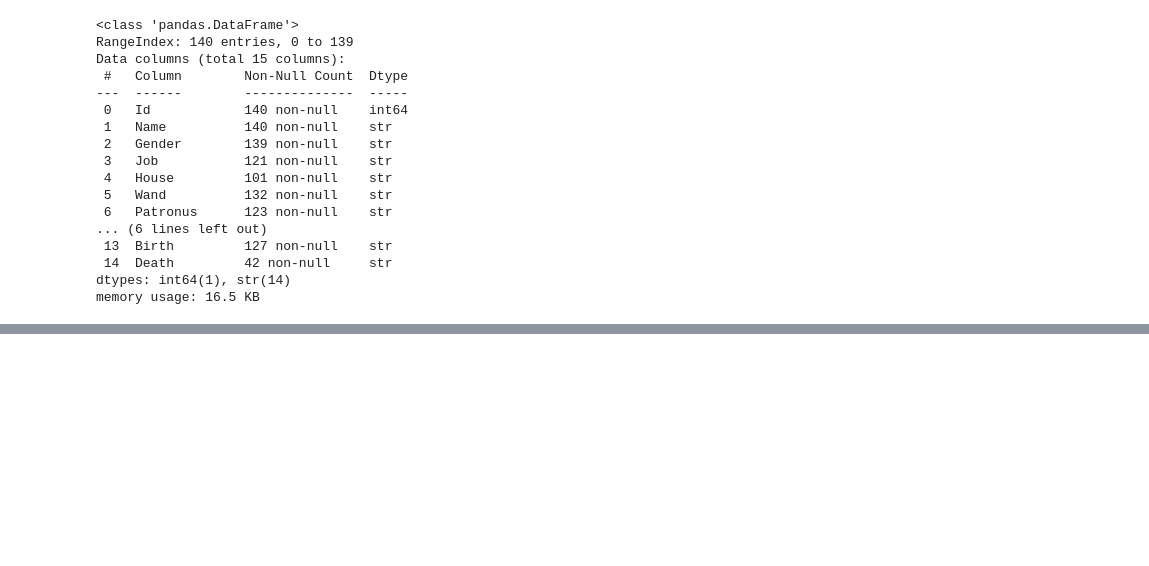
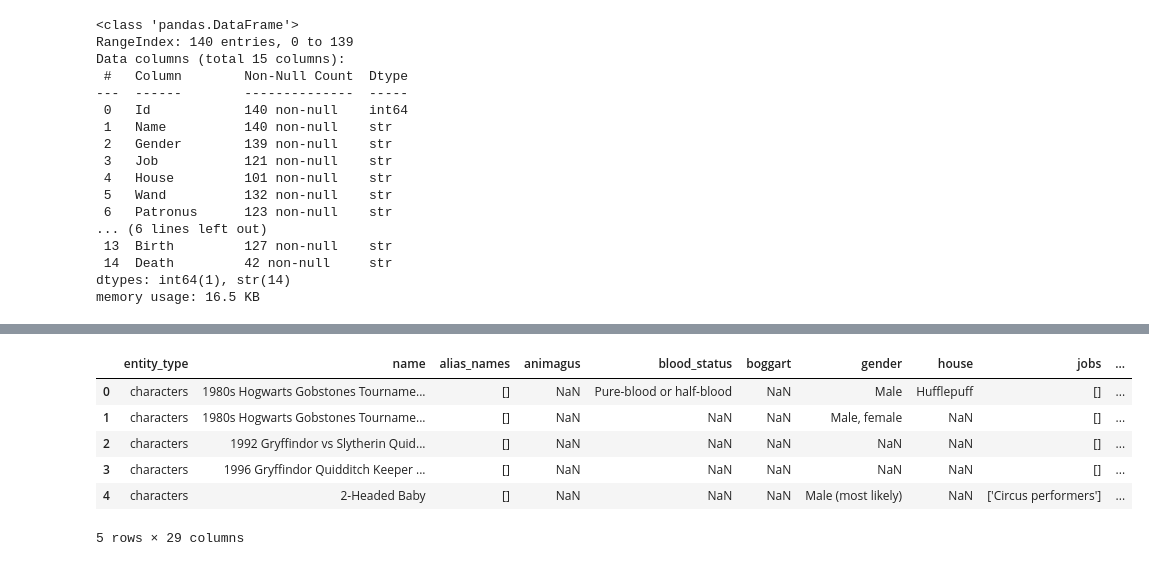
Before and after one commit to opheliathomasson/data_kvalit-_kunskapskontroll, a Jupyter notebook: data_cleaning.ipynb, the cells around one changed output, grey strips where cells are left out. Cells and saved outputs as stored; diff of their text form; code cells hidden in the pictures; blank space fills up the shorter version.

```diff
--- a/data_cleaning.ipynb
+++ b/data_cleaning.ipynb
@@ -103,0 +391,15 @@ characters.head()
+# %%
+master = master.drop(columns=['hair_color', 'eye_color', 'born', 'died', 'family_members', 'height',
+                              'image', 'marital_status', 'nationality', 'skin_color', 'wands', 'slug', 'wiki',
+                              'author', 'cover', 'dedication', 'pages', 'release_date',
+                              'summary']) # drop columns with too many missing values and not relevant for us
+
+master.head()
+# %% [output]
+|  | entity_type | name | alias_names | animagus | blood_status | boggart | gender | house | jobs | ... |
+| 0 | characters | 1980s Hogwarts Gobstones Tourname... | [] | NaN | Pure-blood or half-blood | NaN | Male | Hufflepuff | [] | ... |
+| 1 | characters | 1980s Hogwarts Gobstones Tourname... | [] | NaN | NaN | NaN | Male, female | NaN | [] | ... |
+| 2 | characters | 1992 Gryffindor vs Slytherin Quid... | [] | NaN | NaN | NaN | NaN | NaN | [] | ... |
+| 3 | characters | 1996 Gryffindor Quidditch Keeper ... | [] | NaN | NaN | NaN | NaN | NaN | [] | ... |
+| 4 | characters | 2-Headed Baby | [] | NaN | NaN | NaN | Male (most likely) | NaN | ['Circus performers'] | ... |
+5 rows × 29 columns
```
Also changed, not shown: parts of 61 cells of this notebook, 1 other file.
